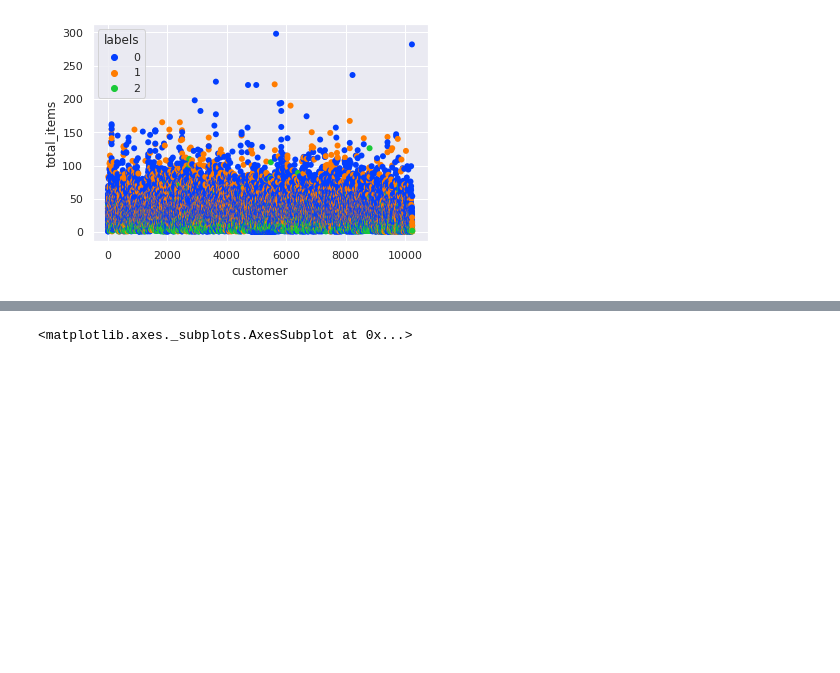
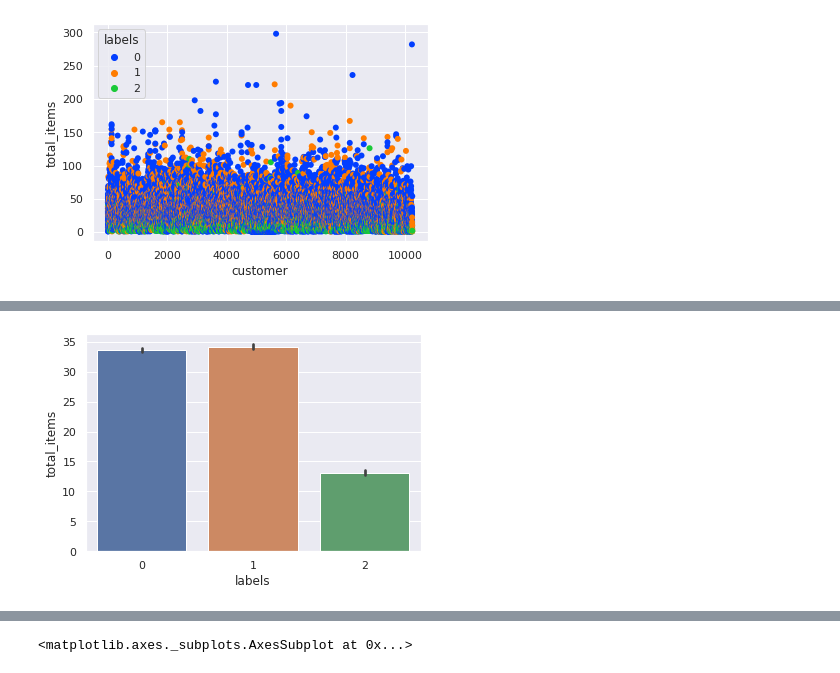
Before and after one commit to shubhamg2205/6857-proj, a Jupyter notebook: Untitled9.ipynb, the cells around one changed output, grey strips where cells are left out. Saved outputs shown, nothing was run; the diff lists cells and outputs as text; code cells hidden in the pictures; blank space fills up the shorter version.

```diff
--- a/Untitled9.ipynb
+++ b/Untitled9.ipynb
@@ -150,0 +140,4 @@ sns.barplot(df_labels['labels'],df['hour']);
+# %%
+sns.barplot(df_labels['labels'],df['total_items']);
+# %% [output]
+[figure, added]
```
Also changed, not shown: parts of 18 cells of this notebook.
